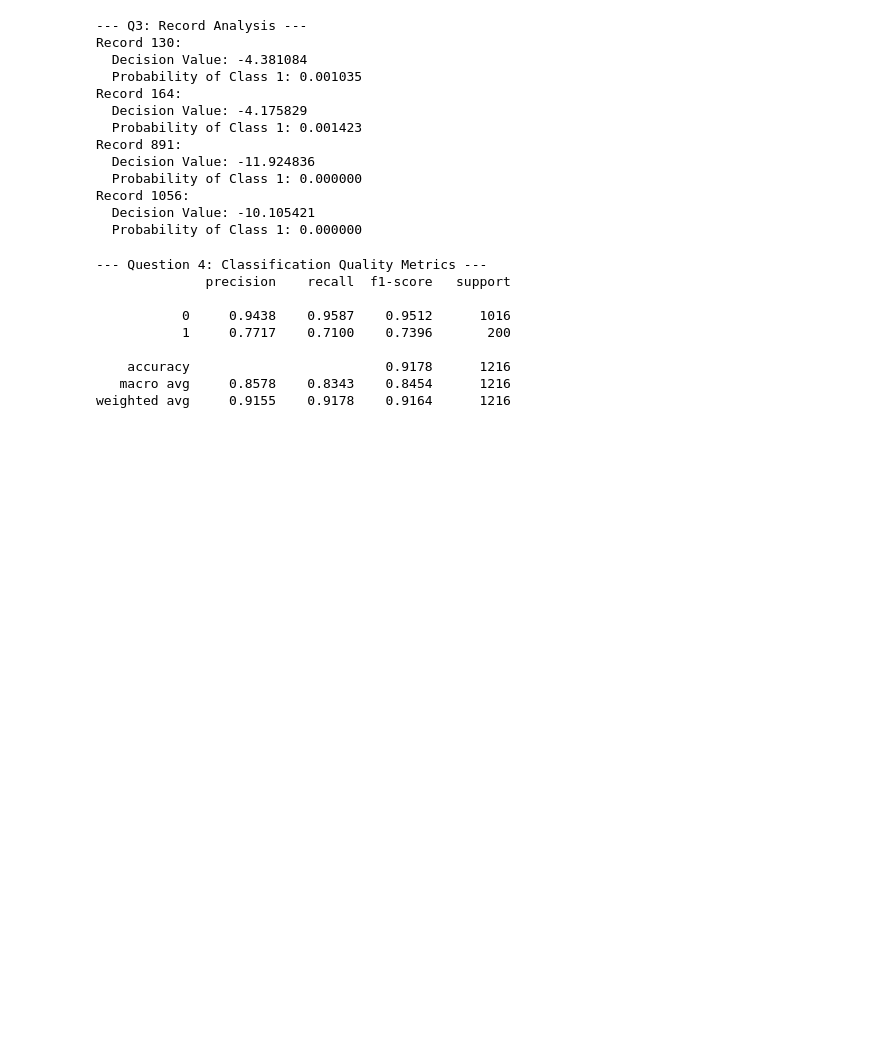
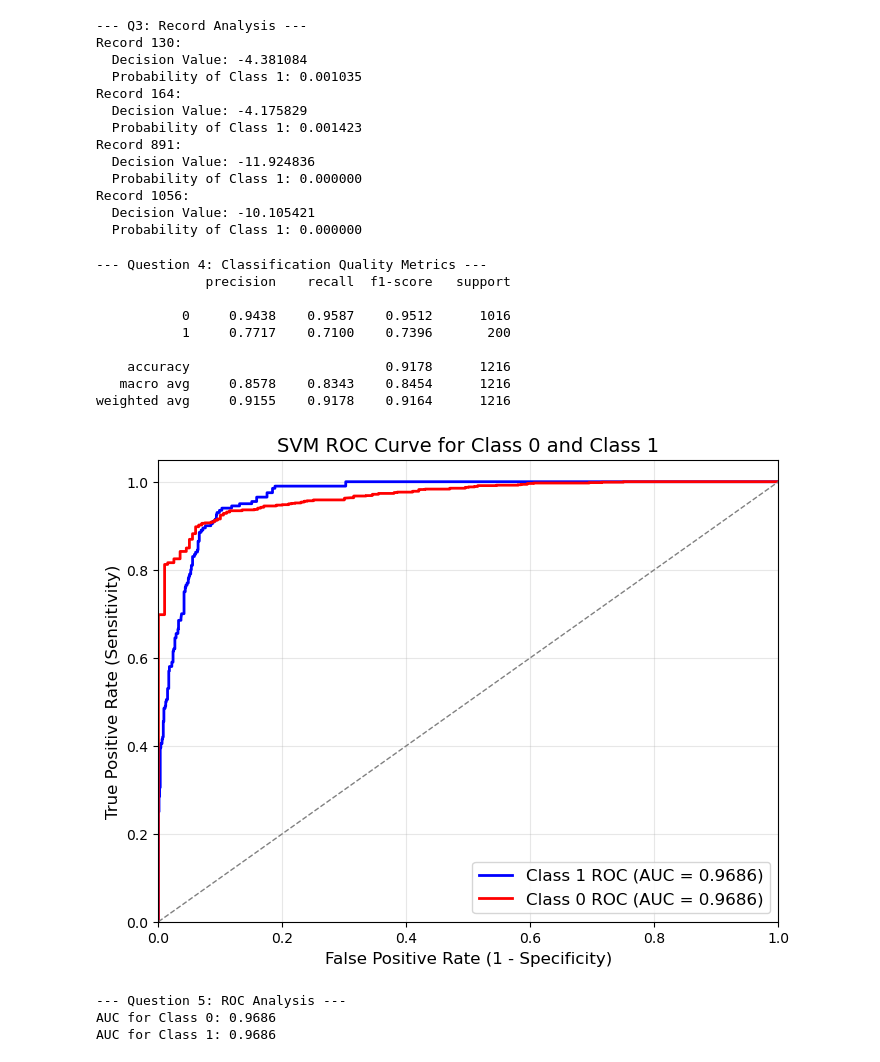
Before and after one commit to karanpalts/SEIS763_MACHINE_LEARNING, a Jupyter notebook: HOMEWORK/WEEK_7/a7.Ipynb, the cells around one changed output. Cells and saved outputs as stored; diff of their text form; code cells hidden in the pictures; blank space fills up the shorter version.

```diff
--- a/HOMEWORK/WEEK_7/a7.Ipynb
+++ b/HOMEWORK/WEEK_7/a7.Ipynb
@@ -112,3 +112,45 @@ print(classification_report(y_binary, y_pred, digits=4))
     accuracy                         0.9178      1216
    macro avg     0.8578    0.8343    0.8454      1216
 weighted avg     0.9155    0.9178    0.9164      1216
+# %%
+# Q5 ROC Curve and AUC
+
+prob_class_0 = probabilities[:, 0]
+prob_class_1 = probabilities[:, 1]
+
+# 1. Calculate ROC metrics for Class 1
+fpr_1, tpr_1, _ = roc_curve(y_binary, prob_class_1)
+roc_auc_1 = auc(fpr_1, tpr_1)
+
+# 2. Calculate ROC metrics for Class 0
+
+y_binary_class_0 = np.where(y_binary == 0, 1, 0)
+fpr_0, tpr_0, _ = roc_curve(y_binary_class_0, prob_class_0)
+roc_auc_0 = auc(fpr_0, tpr_0)
+# %%
+# Plotting the ROC Curves
+plt.figure(figsize=(8, 6))
+plt.plot(fpr_1, tpr_1, color='blue', lw=2, label=f'Class 1 ROC (AUC = {roc_auc_1:.4f})')
+plt.plot(fpr_0, tpr_0, color='red', lw=2, label=f'Class 0 ROC (AUC = {roc_auc_0:.4f})')
+plt.plot([0, 1], [0, 1], color='gray', lw=1, linestyle='--')
+
+# Formatting the plot
+plt.xlim([0.0, 1.0])
+plt.ylim([0.0, 1.05])
+plt.xlabel('False Positive Rate (1 - Specificity)', fontsize=12)
+plt.ylabel('True Positive Rate (Sensitivity)', fontsize=12)
+plt.title('SVM ROC Curve for Class 0 and Class 1', fontsize=14)
+plt.legend(loc="lower right", fontsize=12)
+plt.grid(alpha=0.3)
+
+plt.savefig('ROC_Curve_Q5.png', bbox_inches='tight')
+# %% [output]
+[figure, added]
+# %%
+print("\n Question 5: ROC Analysis ")
+print(f"AUC for Class 0: {roc_auc_0:.4f}")
+print(f"AUC for Class 1: {roc_auc_1:.4f}")
+# %% [output]
+--- Question 5: ROC Analysis ---
+AUC for Class 0: 0.9686
+AUC for Class 1: 0.9686
```
